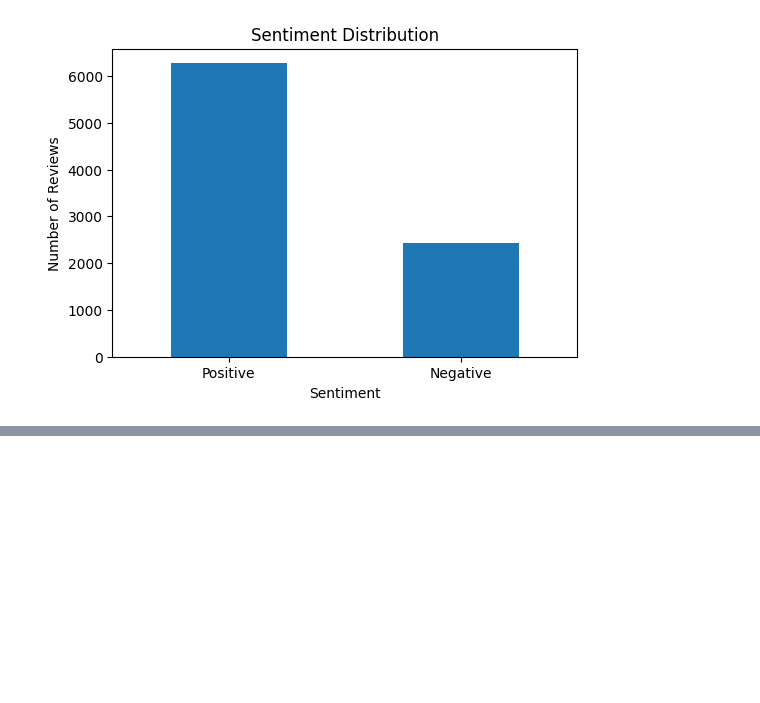
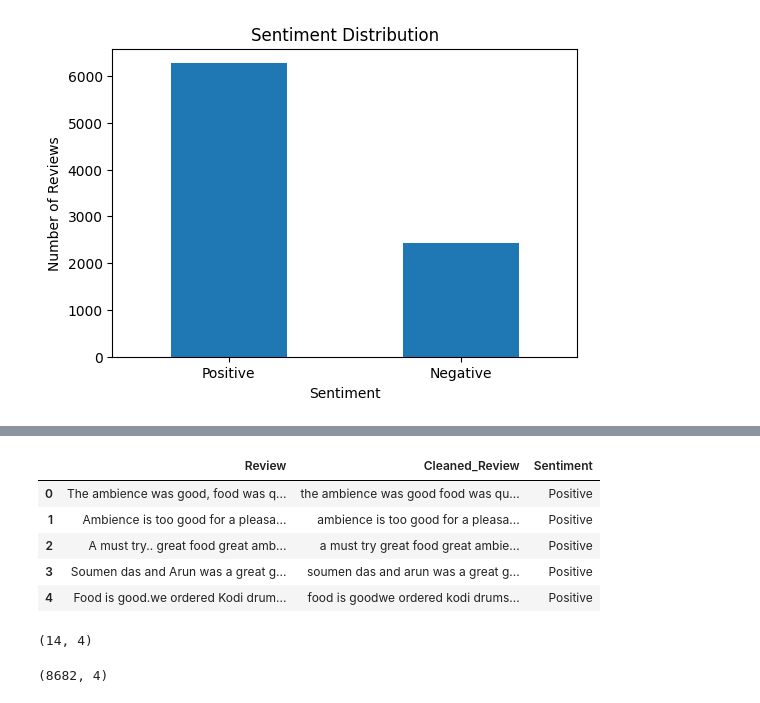
Before and after one commit to TharushiKarunarathne/restaurant-review-sentiment-analysis, a Jupyter notebook: notebooks/restaurant_sentiment_analysis.ipynb, the cells around one changed output, grey strips where cells are left out. Drawn from its saved outputs; the diff is of its cells as text; code cells hidden in the pictures; blank space fills up the shorter version.

Commit message:
Preprocess restaurant review text

```diff
--- a/notebooks/restaurant_sentiment_analysis.ipynb
+++ b/notebooks/restaurant_sentiment_analysis.ipynb
@@ -185,0 +198,27 @@ plt.show()
+# %%
+def clean_text(text):
+    text = str(text).lower()
+    text = re.sub(r"[^a-zA-Z\s]", "", text)
+    text = re.sub(r"\s+", " ", text)
+    return text.strip()
+# %%
+df["Cleaned_Review"] = df["Review"].apply(clean_text)
+
+df[["Review", "Cleaned_Review", "Sentiment"]].head()
+# %% [output]
+|  | Review | Cleaned_Review | Sentiment |
+| 0 | The ambience was good, food was q... | the ambience was good food was qu... | Positive |
+| 1 | Ambience is too good for a pleasa... | ambience is too good for a pleasa... | Positive |
+| 2 | A must try.. great food great amb... | a must try great food great ambie... | Positive |
+| 3 | Soumen das and Arun was a great g... | soumen das and arun was a great g... | Positive |
+| 4 | Food is good.we ordered Kodi drum... | food is goodwe ordered kodi drums... | Positive |
+# %%
+df[df["Cleaned_Review"] == ""].shape
+# %% [output]
+(14, 4)
+# %%
+df = df[df["Cleaned_Review"] != ""]
+
+df.shape
+# %% [output]
+(8682, 4)
```
Also changed, not shown: parts of 1 cell of this notebook.
